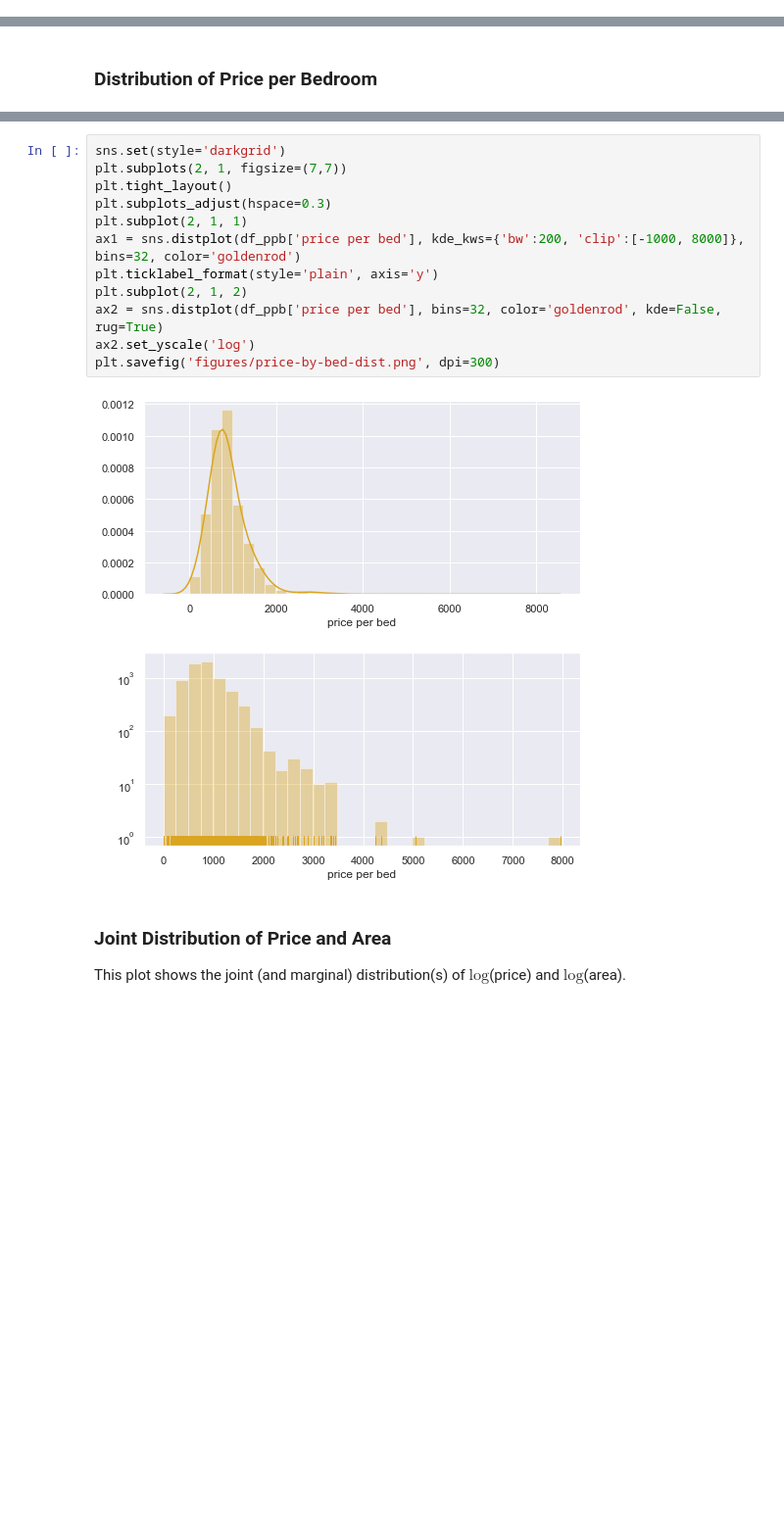
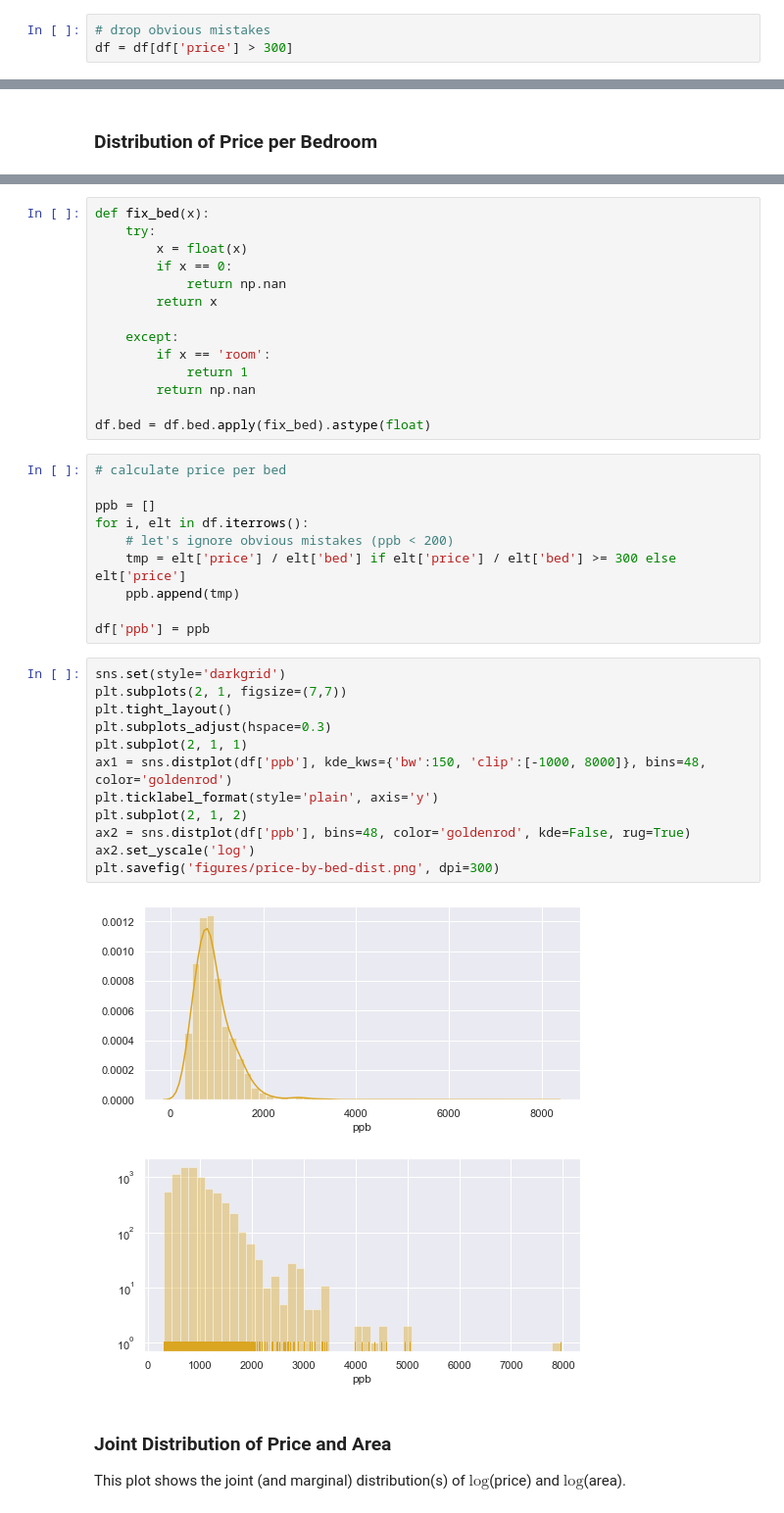
Before and after one commit to lilyzhai/housing-survey, a Jupyter notebook: EDA/EDA - final.ipynb, the cells around one changed output, grey strips where cells are left out. Shown at 98% size. Cells and saved outputs as stored; diff of their text form; blank space fills up the shorter version.

```diff
--- a/EDA/EDA - final.ipynb
+++ b/EDA/EDA - final.ipynb
@@ -40,6 +40,9 @@ df.describe()
 ### Distribution of Price
 
 The first graph (excluding some very high outliers around 15000) shows a histogram and KDE of the overall price distribution. The second graph uses a log-linear scale and plots both the histogram and a rug plot to give a better impression of the actual price distribution; the plot shows characteristics of a long tail.
+# %%
+# drop obvious mistakes
+df = df[df['price'] > 300]
 # %%
 sns.set(style='darkgrid')
 plt.subplots(2, 1, figsize=(7,7))
@@ -113,17 +88,41 @@ See the caveats in the documentation: https://pandas.pydata.org/pandas-docs/stab
+# %%
+def fix_bed(x):
+    try:
+        x = float(x)
+        if x == 0:
+            return np.nan
+        return x
+
+    except:
+        if x == 'room':
+            return 1
+        return np.nan
+
+df.bed = df.bed.apply(fix_bed).astype(float)
+# %%
+# calculate price per bed
+
+ppb = []
+for i, elt in df.iterrows():
+    # let's ignore obvious mistakes (ppb < 200)
+    tmp = elt['price'] / elt['bed'] if elt['price'] / elt['bed'] >= 300 else elt['price']
+    ppb.append(tmp)
+
+df['ppb'] = ppb
 # %%
 sns.set(style='darkgrid')
 plt.subplots(2, 1, figsize=(7,7))
 plt.tight_layout()
 plt.subplots_adjust(hspace=0.3)
 plt.subplot(2, 1, 1)
-ax1 = sns.distplot(df_ppb['price per bed'], kde_kws={'bw':200, 'clip':[-1000, 8000]}, bins=32, color='goldenrod')
+ax1 = sns.distplot(df['ppb'], kde_kws={'bw':150, 'clip':[-1000, 8000]}, bins=48, color='goldenrod')
 plt.ticklabel_format(style='plain', axis='y')
 plt.subplot(2, 1, 2)
-ax2 = sns.distplot(df_ppb['price per bed'], bins=32, color='goldenrod', kde=False, rug=True)
+ax2 = sns.distplot(df['ppb'], bins=48, color='goldenrod', kde=False, rug=True)
 ax2.set_yscale('log')
 plt.savefig('figures/price-by-bed-dist.png', dpi=300)
 # %% [output]
-[figure, old version]
+[figure, new version]
 # %% [markdown]
 ### Joint Distribution of Price and Area
 This plot shows the joint (and marginal) distribution(s) of $\mathrm{log}$(price) and $\mathrm{log}$(area).
```
Also changed, not shown: parts of 4 cells of this notebook, 8 other files.
